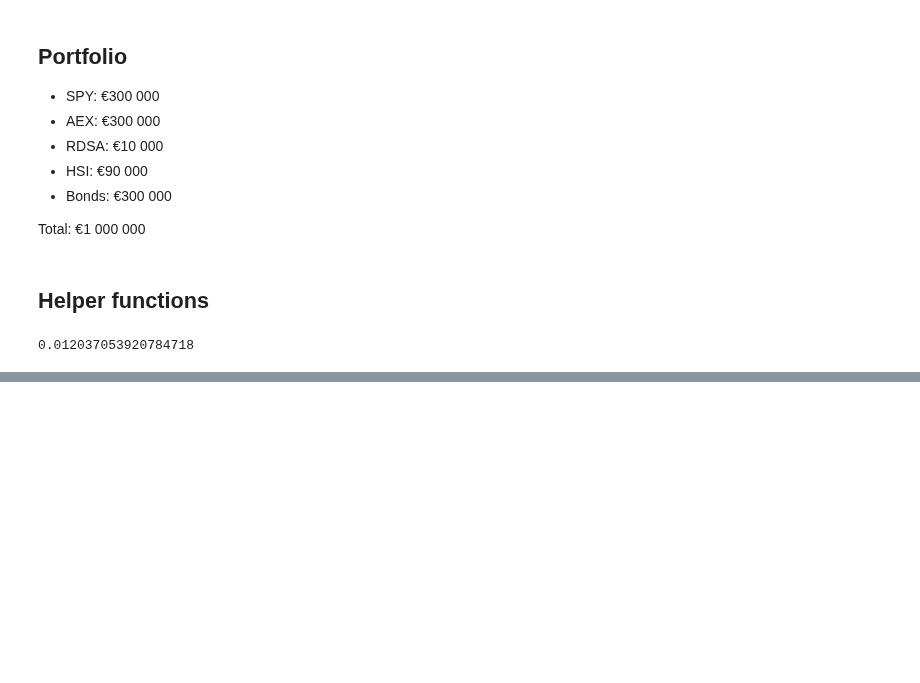
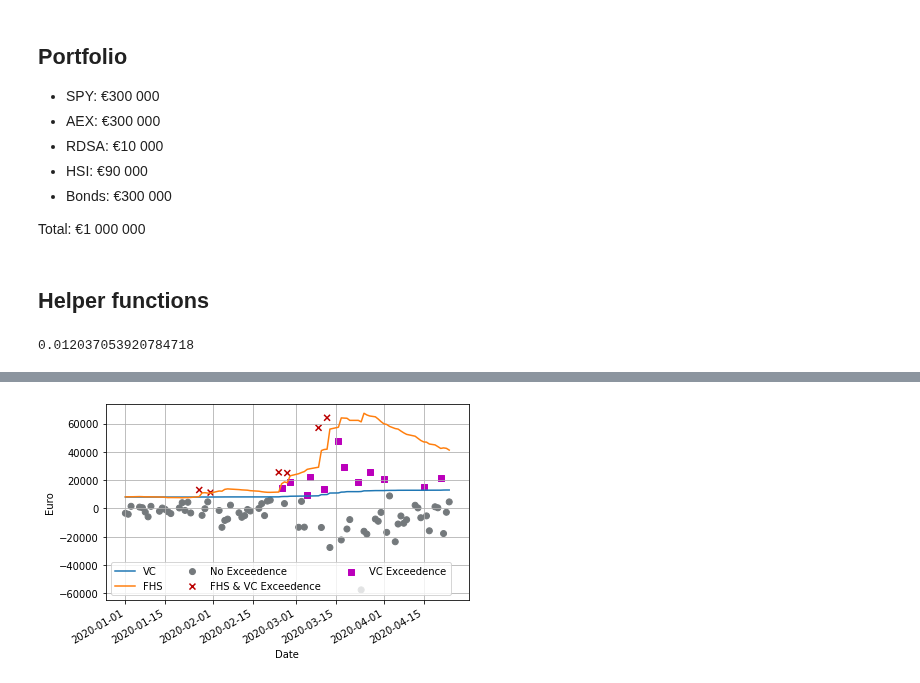
Before and after one commit to jurrew27/quant-risk, a Jupyter notebook: Assignment 1/backtest.ipynb, the cells around one changed output, grey strips where cells are left out. Drawn from its saved outputs; the diff is of its cells as text; code cells hidden in the pictures; blank space fills up the shorter version.

```diff
--- a/Assignment 1/backtest.ipynb
+++ b/Assignment 1/backtest.ipynb
@@ -154,0 +257,38 @@ empirical_var(linear_losses(X[:250]), 0.975)
+# %%
+# ax = var_97['2020-04-01':].reset_index().plot()
+# real_losses['2020-04-01':].plot.bar(ax=ax)
+# real_losses
+var_2020 = var_97['2020-01-01':][['VC', 'FHS']] * 1000000
+loss_2020 = real_losses['2020-01-01':] * 1000000
+
+ax = var_2020.plot(figsize=(6.5, 4), grid=True)
+c = []
+for idx in var_2020.index.date:
+    idx = idx.strftime('%Y-%m-%d')
+    if loss_2020.loc[idx, 'Losses'] > var_2020.loc[idx, 'FHS']:
+        c.append('#BB0000')
+    elif loss_2020.loc[idx, 'Losses'] > var_2020.loc[idx, 'VC']:
+        c.append('#BB00BB')
+    else:
+        c.append('#74797c')
+c = np.array(c, dtype='object')
+labels = {
+    '#BB00BB': 'VC Exceedence',
+    '#74797c': 'No Exceedence',
+    '#BB0000': 'FHS & VC Exceedence'
+}
+markers = {'#BB0000': 'x', '#74797c': 'o', '#BB00BB': 's'}
+for color in np.unique(c):
+    sel = c == color
+    ax.scatter(
+        loss_2020.index[sel],
+        loss_2020.loc[sel],
+        marker=markers[color],
+        c=c[sel],
+        label=labels[color])
+plt.ylabel('Euro')
+ax.legend(frameon=True, ncol=3)
+plt.savefig('var.png', dpi=150)
+plt.show()
+# %% [output]
+[figure, added]
```
Also changed, not shown: parts of 30 cells of this notebook, 2 other files.
